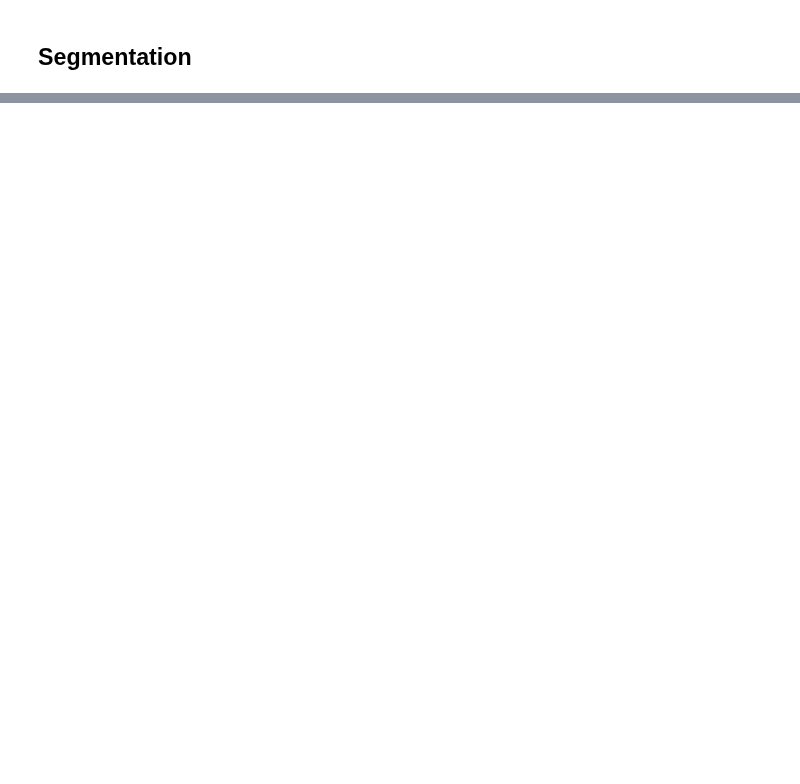
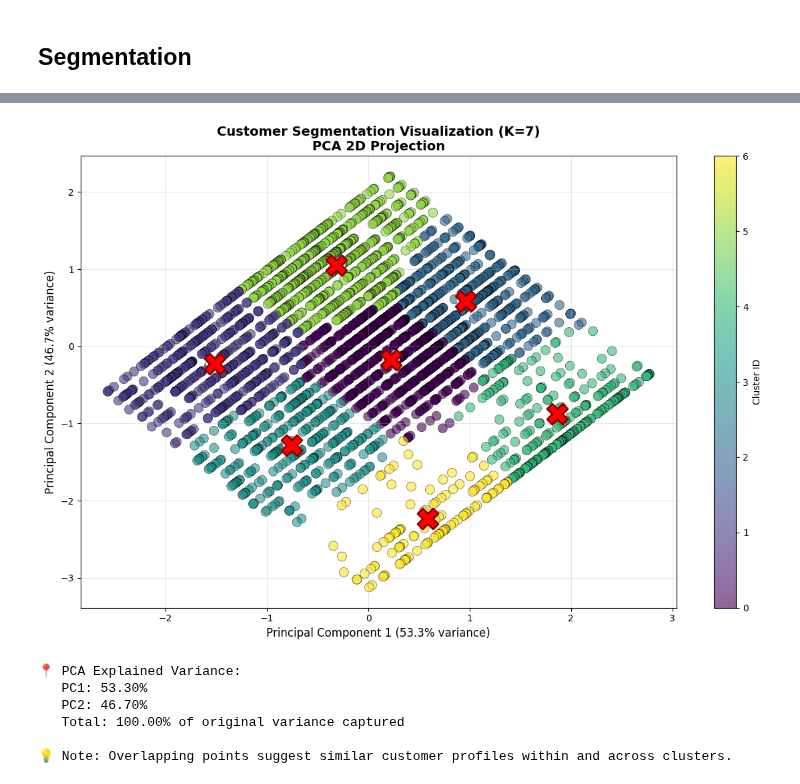
Before and after one commit to celinezyyy/Segma_FYP, a Jupyter notebook: server/python/cleaningPipeline/segmentation.ipynb, the cells around one changed output, grey strips where cells are left out. Drawn from its saved outputs; the diff is of its cells as text; code cells hidden in the pictures; blank space fills up the shorter version.

Commit message:
(WIP) - segmentation

```diff
--- a/server/python/cleaningPipeline/segmentation.ipynb
+++ b/server/python/cleaningPipeline/segmentation.ipynb
@@ -212,0 +333,80 @@ After OneHotEncoding (first 5 rows of transformed data):
+# %%
+from sklearn.decomposition import PCA
+from sklearn.preprocessing import StandardScaler, OneHotEncoder
+from sklearn.compose import ColumnTransformer
+
+# Prepare data for PCA (same preprocessing as clustering)
+categorical_cols = seg_df[selected].select_dtypes(include=['object']).columns.tolist()
+numeric_cols = seg_df[selected].select_dtypes(include=[np.number]).columns.tolist()
+
+preprocessor = ColumnTransformer(
+    transformers=[
+        ("cat", OneHotEncoder(handle_unknown="ignore"), categorical_cols),
+        ("num", StandardScaler(), numeric_cols)
+    ]
+)
+
+X_scaled = preprocessor.fit_transform(seg_df[selected])
+if hasattr(X_scaled, "toarray"):
+    X_scaled = X_scaled.toarray()
+
+# Apply PCA to reduce to 2D
+pca = PCA(n_components=2, random_state=42)
+X_pca = pca.fit_transform(X_scaled)
+
+# Get cluster labels
+clusters = seg_df['cluster'].values
+
+# Create scatter plot
+plt.figure(figsize=(12, 8))
+scatter = plt.scatter(X_pca[:, 0], X_pca[:, 1],
+                     c=clusters,
+                     cmap='viridis',
+                     s=100,
+                     alpha=0.6,
+                     edgecolors='black',
+                     linewidth=0.5)
+
+# Add cluster centers
+unique_clusters = np.unique(clusters)
+for cluster_id in unique_clusters:
+    cluster_mask = clusters == cluster_id
+    center_x = X_pca[cluster_mask, 0].mean()
+    center_y = X_pca[cluster_mask, 1].mean()
+    plt.scatter(center_x, center_y,
+               marker='X',
+               s=500,
+               c='red',
+               edgecolors='darkred',
+               linewidth=2,
+               zorder=10,
+               label=f'Cluster {cluster_id} Center' if cluster_id == unique_clusters[0] else "")
+    plt.annotate(f'C{cluster_id}',
+                xy=(center_x, center_y),
+                fontsize=14,
+                fontweight='bold',
+                color='white',
+                ha='center',
+                va='center')
+
+plt.colorbar(scatter, label='Cluster ID')
+plt.xlabel(f'Principal Component 1 ({pca.explained_variance_ratio_[0]*100:.1f}% variance)', fontsize=12)
+plt.ylabel(f'Principal Component 2 ({pca.explained_variance_ratio_[1]*100:.1f}% variance)', fontsize=12)
+plt.title(f'Customer Segmentation Visualization (K={best_k})\nPCA 2D Projection', fontsize=14, fontweight='bold')
+plt.grid(True, alpha=0.3)
+plt.tight_layout()
+plt.show()
+
+print(f"\n📍 PCA Explained Variance:")
+print(f"   PC1: {pca.explained_variance_ratio_[0]*100:.2f}%")
+print(f"   PC2: {pca.explained_variance_ratio_[1]*100:.2f}%")
+print(f"   Total: {sum(pca.explained_variance_ratio_)*100:.2f}% of original variance captured")
+print("\n💡 Note: Overlapping points suggest similar customer profiles within and across clusters.")
+# %% [output]
+[figure, added]
+📍 PCA Explained Variance:
+   PC1: 53.30%
+   PC2: 46.70%
+   Total: 100.00% of original variance captured
+
+💡 Note: Overlapping points suggest similar customer profiles within and across clusters.
```
Also changed, not shown: parts of 7 cells of this notebook.
